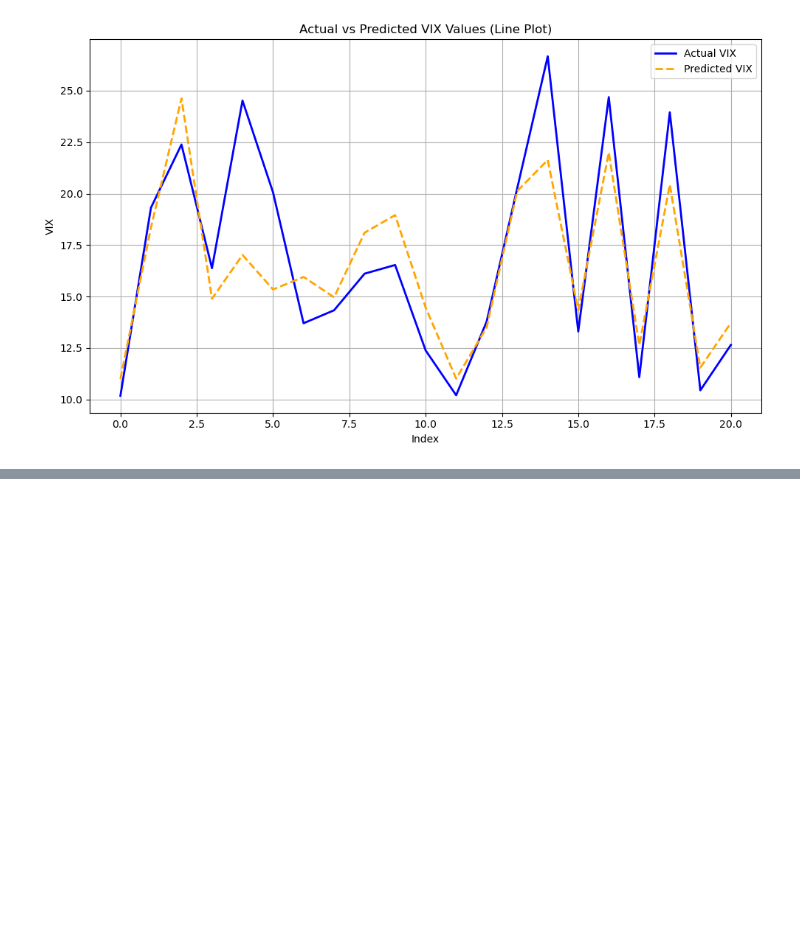
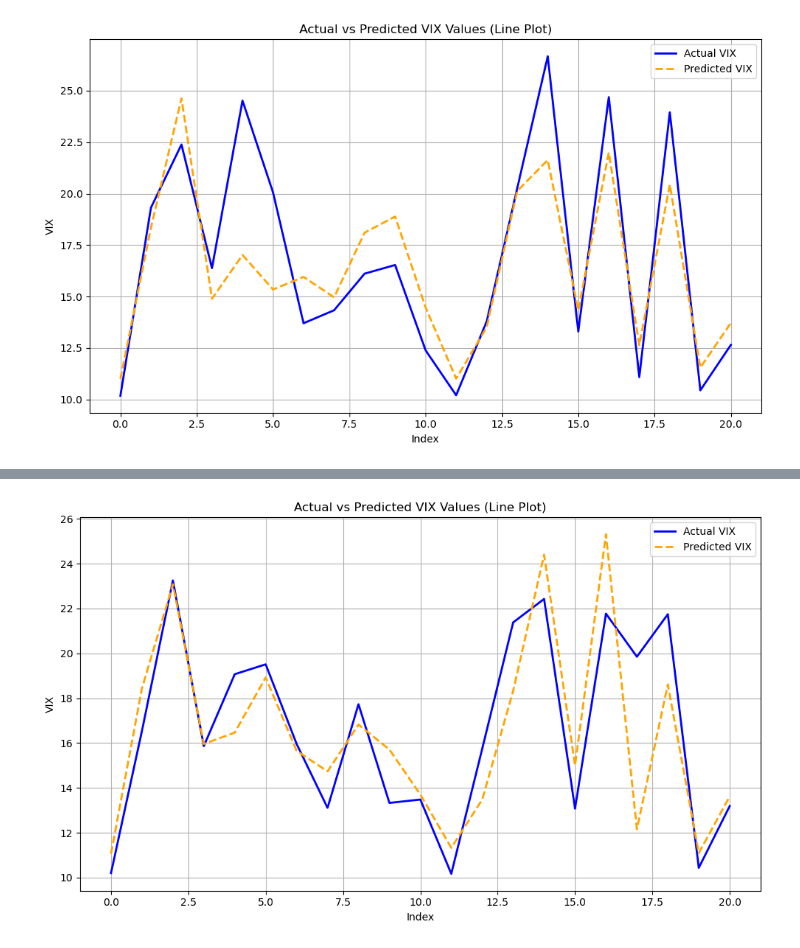
Before and after one commit to t-creech/VIX-Project, a Jupyter notebook: Random Forest Adjustable Features.ipynb, the cells around one changed output, grey strips where cells are left out. Cells and saved outputs as stored; diff of their text form; code cells hidden in the pictures; blank space fills up the shorter version.

```diff
--- a/Random Forest Adjustable Features.ipynb
+++ b/Random Forest Adjustable Features.ipynb
@@ -94,0 +128,5 @@ plt.show()
+# %%
+y_pred = rf_model.predict(X_test)
+mse = mean_squared_error(y_test, y_pred)
+rmse_updated = np.sqrt(mse)
+rmse_updated
@@ -94,0 +152,13 @@ plt.show()
+# %%
+plt.figure(figsize=(10, 6))
+plt.plot(range(len(y_test)), y_test, label='Actual VIX', color='blue', linewidth=2)
+plt.plot(range(len(y_test)), y_pred, label='Predicted VIX', color='orange', linestyle='dashed', linewidth=2)
+plt.xlabel('Index')
+plt.ylabel('VIX')
+plt.title('Actual vs Predicted VIX Values (Line Plot)')
+plt.legend()
+plt.grid(True)
+plt.tight_layout()
+plt.show()
+# %% [output]
+[figure, added]
```
Also changed, not shown: parts of 10 cells of this notebook, 6 other files.
